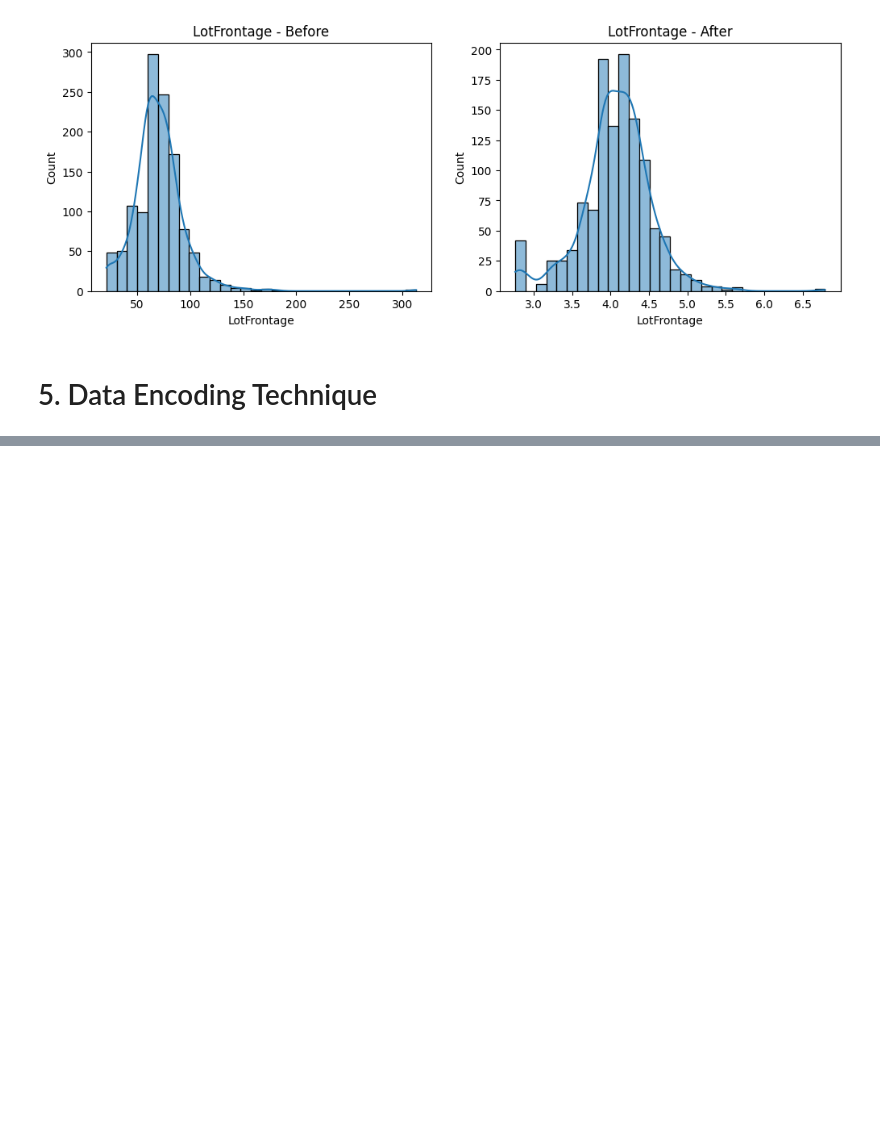
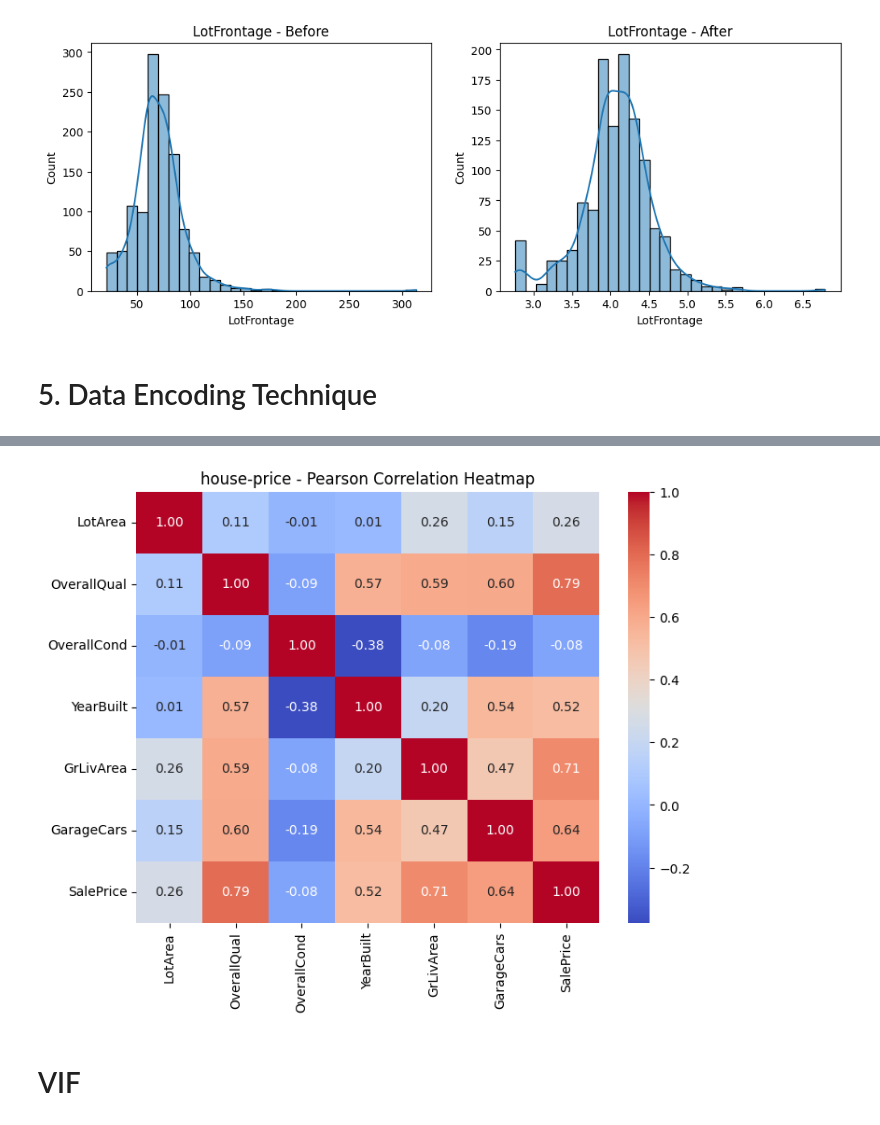
Before and after one commit to mylukhanush/statistics, a Jupyter notebook: house_price/house_price.ipynb, the cells around one changed output, grey strips where cells are left out. Cells and saved outputs as stored; diff of their text form; code cells hidden in the pictures; blank space fills up the shorter version.

```diff
--- a/house_price/house_price.ipynb
+++ b/house_price/house_price.ipynb
@@ -672,0 +1176,3 @@ compare_distribution(df[col], df_transformed[col], col)
+# %%
+df = pd.read_csv("house-prices-advanced-regression-techniques/train.csv")
+df_numeric = df.select_dtypes(include=['number'])
@@ -672,0 +1191,2 @@ compare_distribution(df[col], df_transformed[col], col)
+# %%
+house_features = df_numeric[["LotArea","OverallQual","OverallCond","YearBuilt","GrLivArea","GarageCars","SalePrice"]]
@@ -672,0 +1204,10 @@ compare_distribution(df[col], df_transformed[col], col)
+# %%
+dataset_name = "house-price"
+plt.figure(figsize=(8,6))
+sns.heatmap(house_features.corr(method="pearson"), annot=True, cmap="coolwarm", fmt=".2f")
+plt.title(f"{dataset_name} - Pearson Correlation Heatmap")
+plt.show()
+# %% [output]
+[figure, added]
+# %% [markdown]
+# VIF
```
Also changed, not shown: parts of 23 cells of this notebook.
